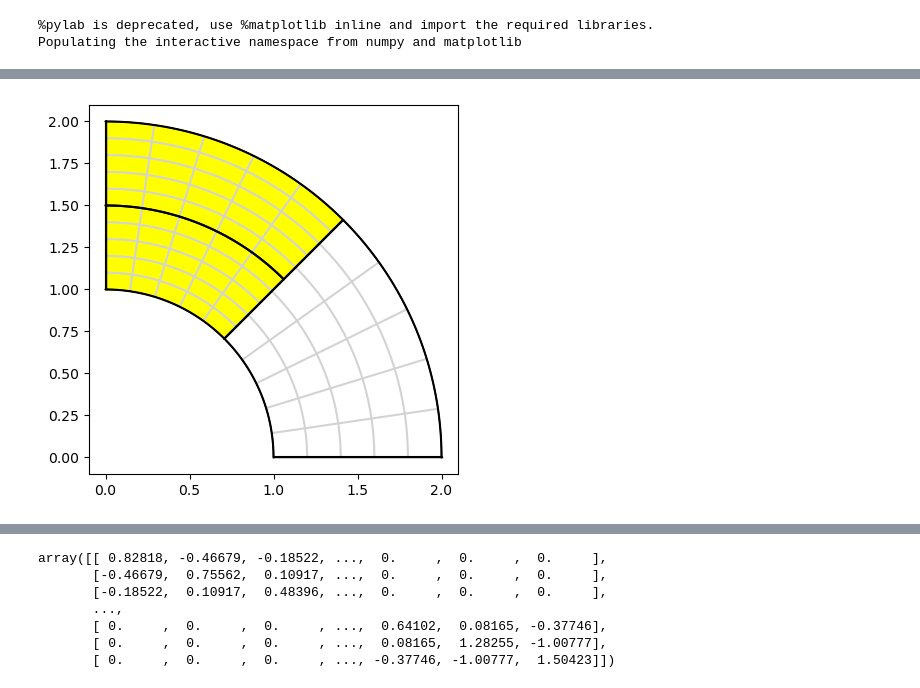
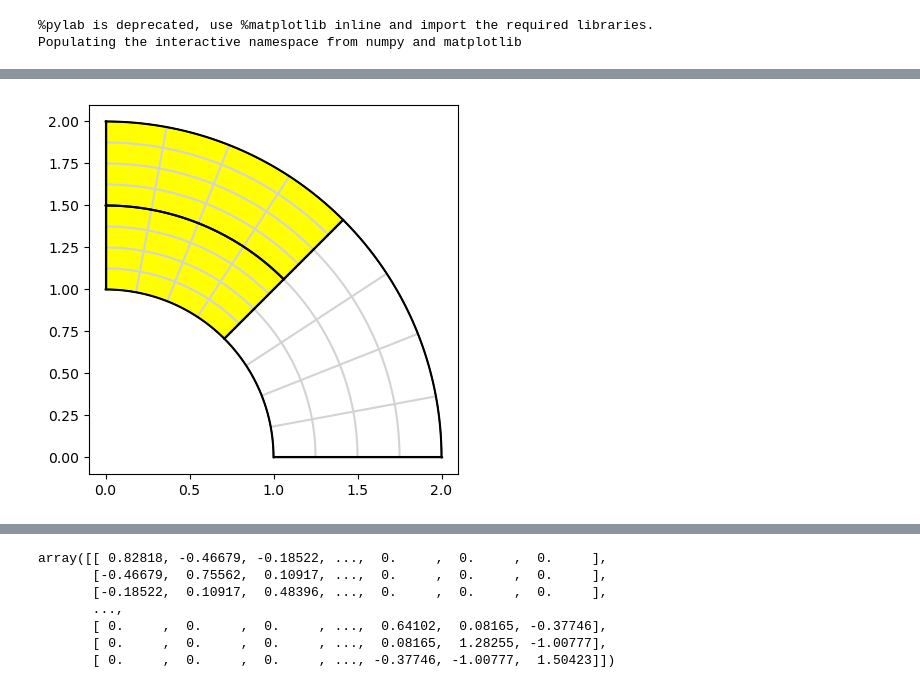
Before and after one commit to Stefan714/pyiga, a Jupyter notebook: notebooks/IETI.ipynb, the cells around one changed output, grey strips where cells are left out. Cells and saved outputs as stored; diff of their text form; code cells hidden in the pictures.

```diff
--- a/notebooks/IETI.ipynb
+++ b/notebooks/IETI.ipynb
@@ -556,8 +556,13 @@ def parametersort(MP,a):
 def MsD_deluxe(I):
     MsD = np.zeros(2*(I.B_gamma.shape[0],))
     for (p1,b1) in I.space.L_intfs:
+        #print(p1,b1)
         R1 = I.R_interfaces[(p1,b1)]@I.R_skeleton[p1].T
-        S1_inv = np.linalg.inv(R1@I.S[p1]@R1.T)
+        c = I.Ck[p1]@I.R_interfaces[(p1,b1)].T
+        c = c[c.getnnz(1)>1].toarray()
+        #print(c)
+        S1_inv = np.linalg.inv(np.block([[R1@I.S[p1]@R1.T,c.T],[c,np.zeros((c.shape[0],c.shape[0]))]]))#[:(-c.shape[0]),:(-c.shape[0])]
+        #print(S1_inv[:(-c.shape[0]),:(-c.shape[0])])
         B1 = []
         B2 = []
         S2_inv = []
@@ -572,7 +577,8 @@ def MsD_deluxe(I):
         B1 = scipy.sparse.vstack(B1)
         B2 = scipy.sparse.hstack(B2)
         #print(B2@np.linalg.inv(scipy.sparse.block_diag(S2_inv) + B1@S1_inv@B1.T)@B2.T)
-        MsD += B2@np.linalg.inv(scipy.sparse.block_diag(S2_inv) + B1@S1_inv@B1.T)@B2.T
+        #print(B1.shape, S1_inv[:c.shape[1],:c.shape[1]].shape)
+        MsD += B2@np.linalg.inv(scipy.sparse.block_diag(S2_inv) + B1@(S1_inv[:c.shape[1],:c.shape[1]])@B1.T)@B2.T
     return MsD
 # %%
 def MsD_deluxe_Op(I):
@@ -635,20 +641,20 @@ def MsD_deluxe_whole2(I):
     #print(I.B_gamma@I.Psi_gamma@np.linalg.inv(I.S_prim)@I.Psi_gamma.T@I.B_gamma.T)
     return solvers.make_solver(np.array([b@(s)@b.T for p,(s,b,c) in enumerate(zip(S,B,C))]).sum(axis=0))# + I.B_gamma@I.Psi_gamma@np.linalg.inv(I.S_prim)@I.Psi_gamma.T@I.B_gamma.T)
 # %%
-deg = 3
-N = 5
+deg = 2
+N = 4
 #M = checkerboard2(deg,N,1)
 M = Tshapes(deg,N,1)
 M.set_domain_id({1:{0}})
-#M.split_patch(0,axis=1)
+#M.split_patch(1,axis=1)
 #M.split_patch(0,axis=1)
 #M.split_patch(2,axis=1)
 MP = assemble.Multipatch(M, automatch=True)
 dir_data = {0: lambda x,y: 0.}
 #MP.set_dirichlet_boundary(dir_data)
 f={0:lambda x,y: 1.,1:lambda x,y: 1.}
-gamma = 1.
-var = 2
+gamma = 1e6
+#var = 1
 
 #MP.h_refine({0:-1,3:-1})
 #MP.h_refine({3:None, 6:None, 8:None, 10:None})
@@ -676,12 +682,10 @@ F,b = I.compute_F()
 F_mat = F@np.eye(F.shape[0])
 I.compute_S()
 
-if var==1:
-    MsD = MsD_deluxe_whole(I)
-elif var==2:
-    MsD = MsD_deluxe_whole2(I)
-else:
-    MsD = I.MsD(method="selection", as_matrix=1)
+MsD1 = MsD_deluxe_whole(I)
+MsD2 = MsD_deluxe(I)
+#MsD = I.MsD(method="selection", as_matrix=1)
 
-lam, it, min_eig, max_eig, r = solvers.pcg(F, b, x0=None, maxiter=200, P=1, output=1, rtol=1e-6, atol=1e-12)
+lam, it, min_eig, max_eig, r = solvers.pcg(F, b, x0=None, maxiter=200, P=MsD1, output=1, rtol=1e-6, atol=1e-12)
+lam, it, min_eig, max_eig, r = solvers.pcg(F, b, x0=None, maxiter=200, P=MsD2, output=1, rtol=1e-6, atol=1e-12)
 # %% [output]
@@ -691 +696 @@ pcg with preconditioned condition number κ ~ 11.082883795467875 stopped after 2
-[figure, old version]
+[figure, new version]
```
Also changed, not shown: parts of 13 cells of this notebook.
